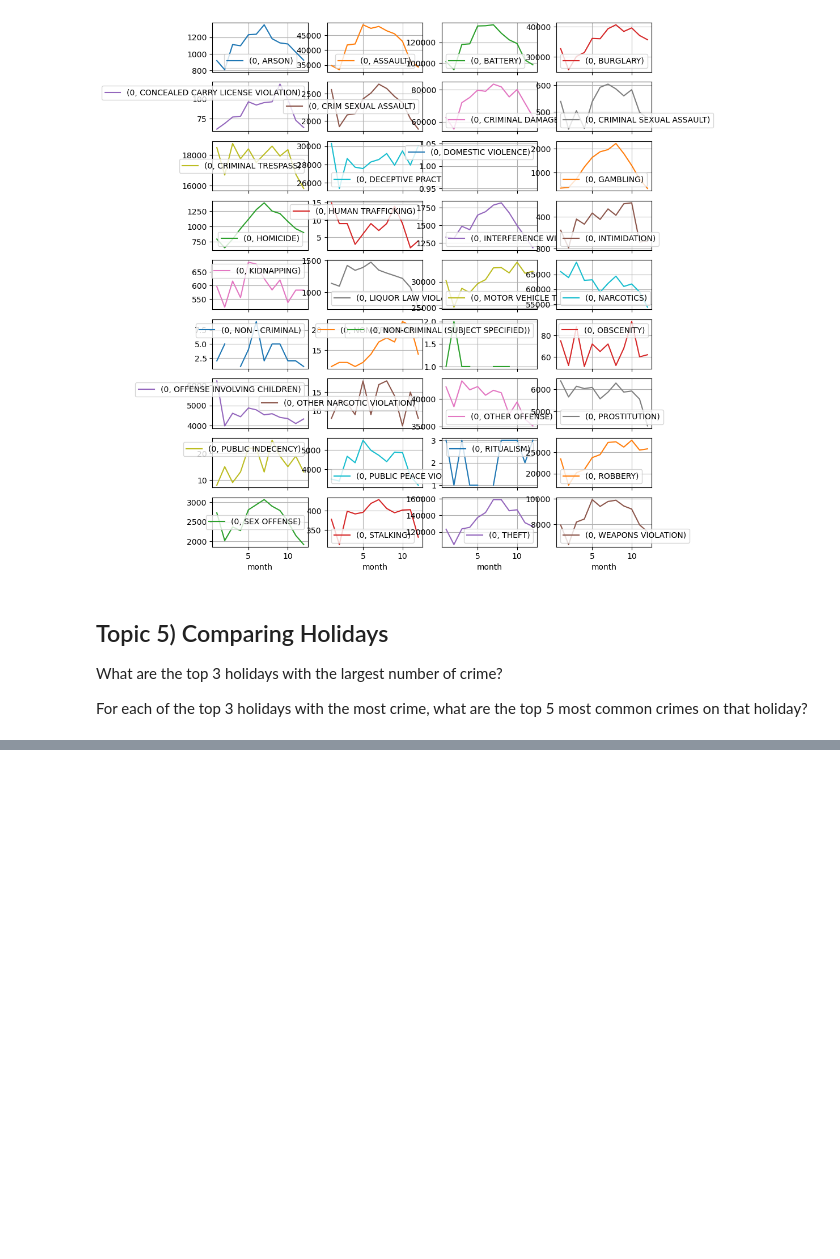
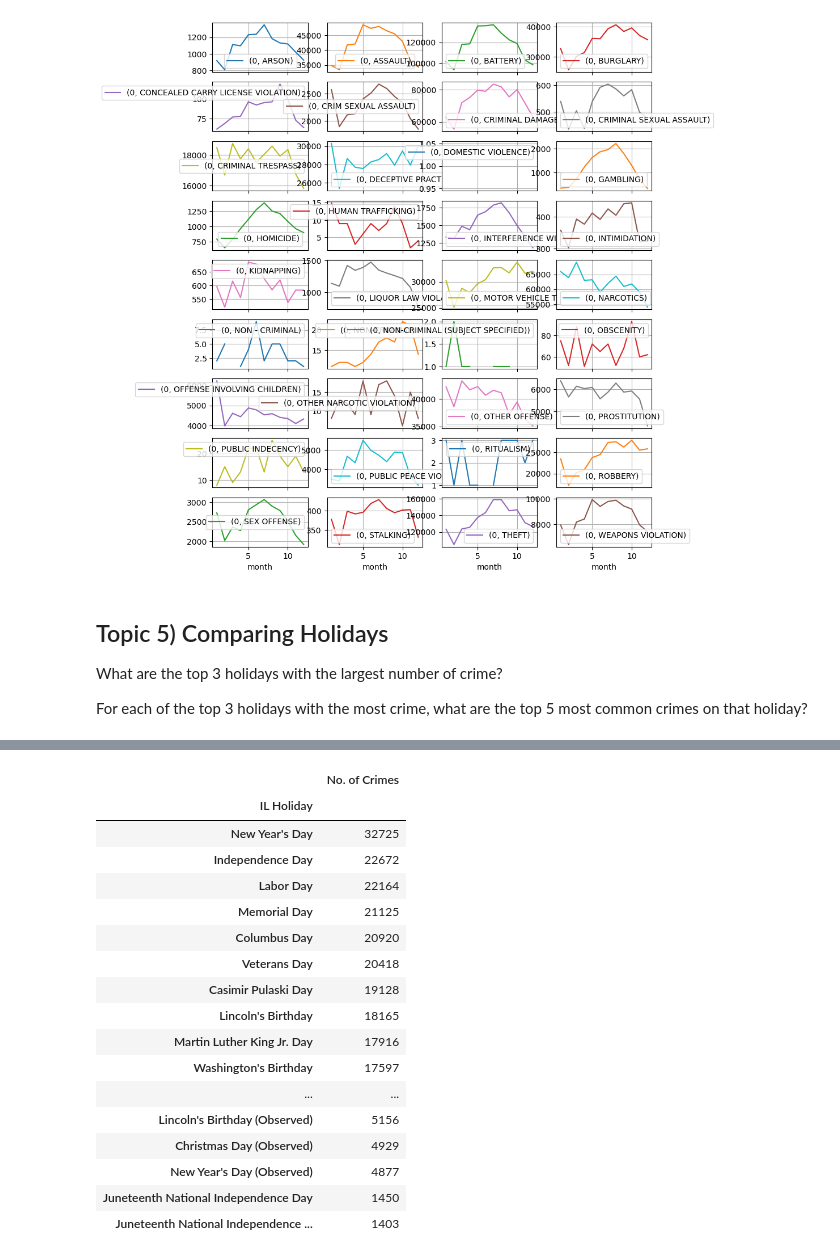
Before and after one commit to EhLeeOod/proj-3-part-1, a Jupyter notebook: core-proj-3-part-1.ipynb, the cells around one changed output, grey strips where cells are left out. Drawn from its saved outputs; the diff is of its cells as text; code cells hidden in the pictures; blank space fills up the shorter version.

```diff
--- a/core-proj-3-part-1.ipynb
+++ b/core-proj-3-part-1.ipynb
@@ -438,0 +561,23 @@ For each of the top 3 holidays with the most crime, what are the top 5 most comm
+# %%
+holiday_crimes_df = df_new.groupby('IL Holiday')['Crime'].size().sort_values(ascending = False)
+holiday_crimes_df = holiday_crimes_df.to_frame('No. of Crimes')
+holiday_crimes_df
+# %% [output]
+|  | No. of Crimes |
+| IL Holiday |  |
+| New Year's Day | 32725 |
+| Independence Day | 22672 |
+| Labor Day | 22164 |
+| Memorial Day | 21125 |
+| Columbus Day | 20920 |
+| Veterans Day | 20418 |
+| Casimir Pulaski Day | 19128 |
+| Lincoln's Birthday | 18165 |
+| Martin Luther King Jr. Day | 17916 |
+| Washington's Birthday | 17597 |
+| ... | ... |
+| Lincoln's Birthday (Observed) | 5156 |
+| Christmas Day (Observed) | 4929 |
+| New Year's Day (Observed) | 4877 |
+| Juneteenth National Independence Day | 1450 |
+| Juneteenth National Independence ... | 1403 |
```
Also changed, not shown: parts of 24 cells of this notebook.
